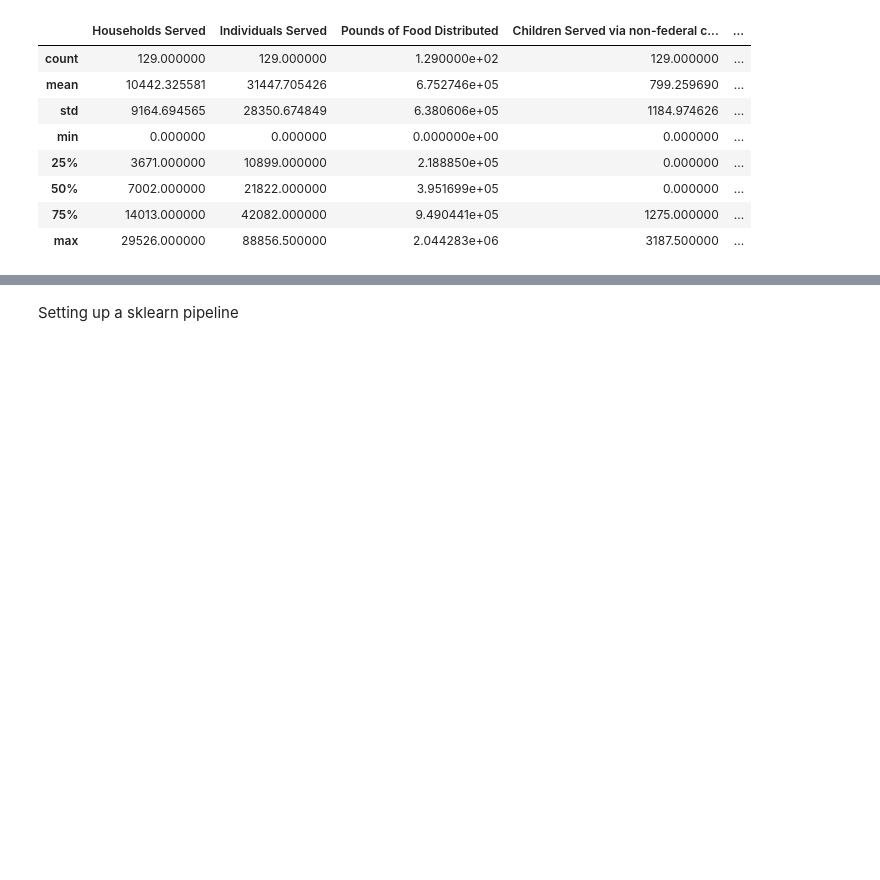
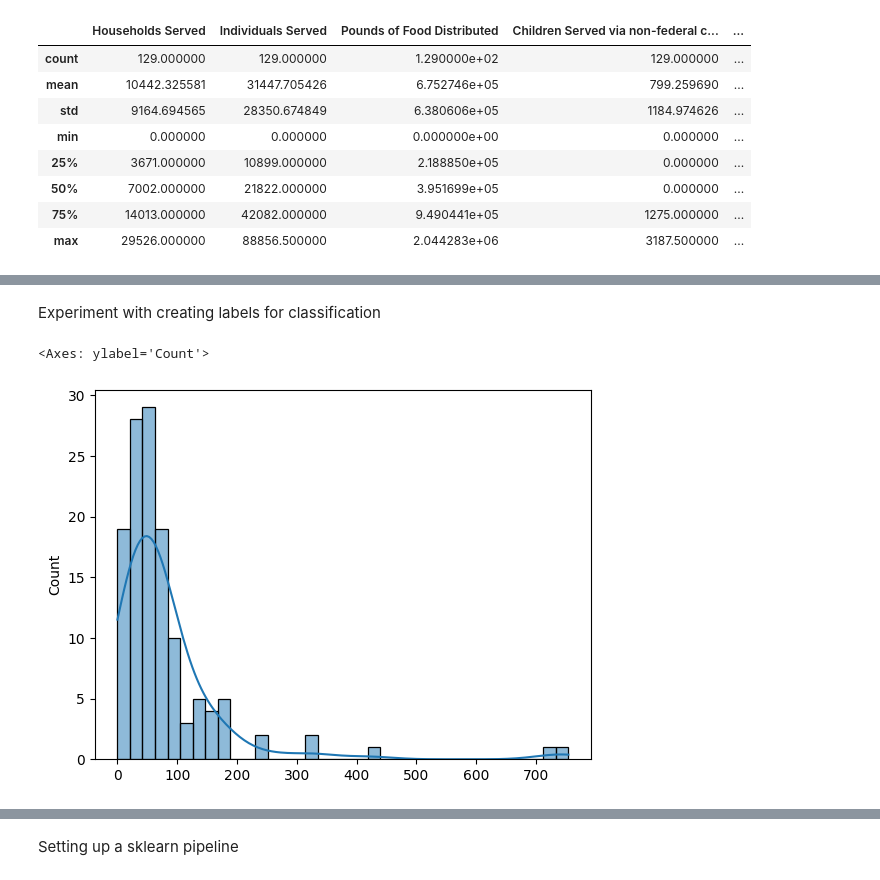
Before and after one commit to ericwhamilton1/gradient-descent-into-madness, a Jupyter notebook: preliminary_exp.ipynb, the cells around one changed output, grey strips where cells are left out. Drawn from its saved outputs; the diff is of its cells as text; code cells hidden in the pictures; blank space fills up the shorter version.

Commit message:
Data preprocessing

```diff
--- a/preliminary_exp.ipynb
+++ b/preliminary_exp.ipynb
@@ -61,0 +75,8 @@ List categorical features:  ['County']
+# %% [markdown]
+Experiment with creating labels for classification
+# %%
+lbs_per_LI = data['Pounds of Food Distributed'] / data['TractLOWI']
+sns.histplot(lbs_per_LI, kde=True)
+# %% [output]
+<Axes: ylabel='Count'>
+[figure, added]
```
Also changed, not shown: parts of 16 cells of this notebook.
